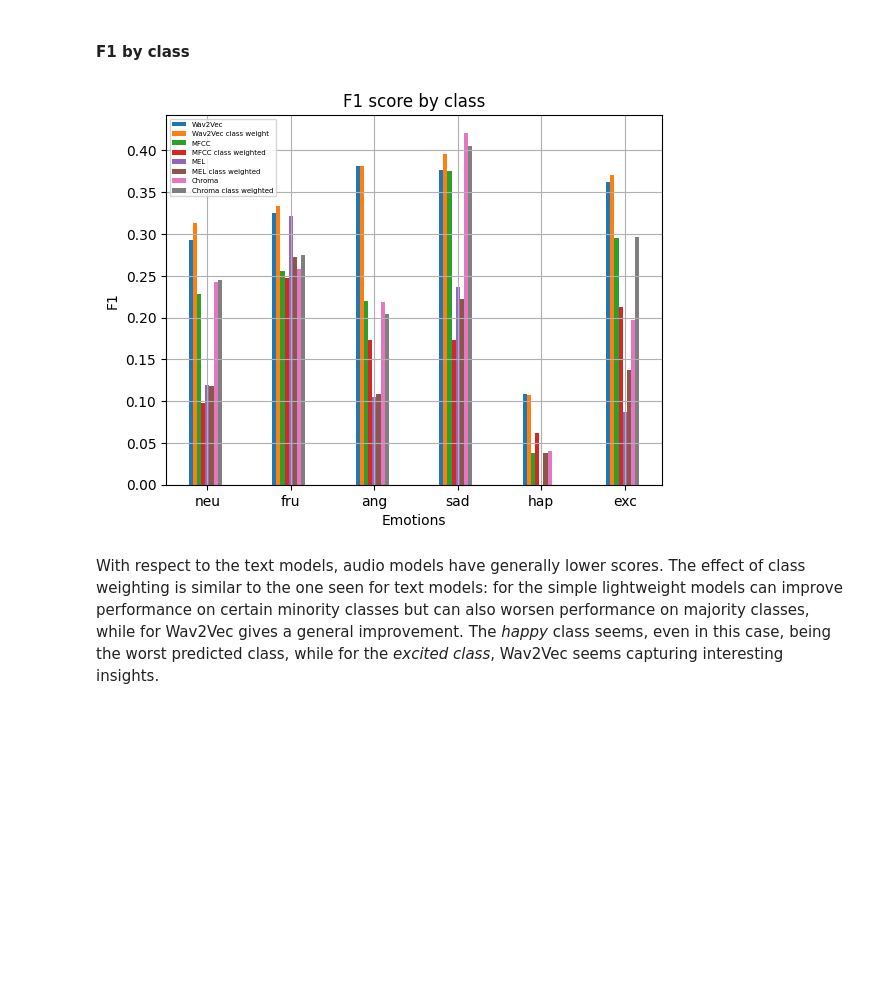
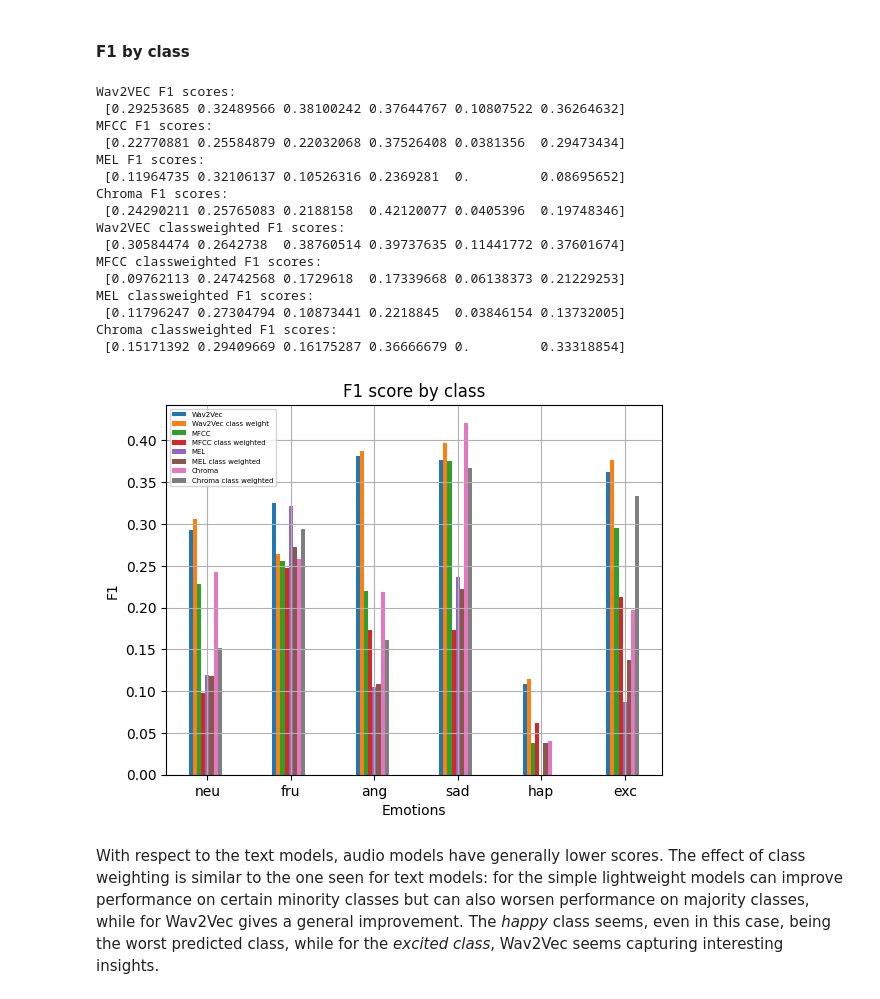
Before and after one commit to eskinderit/A-comparison-of-small-and-large-uni-multi-modal-language-models-for-sentiment-analysis-, a Jupyter notebook: Result Visualization.ipynb, the cells around one changed output. Cells and saved outputs as stored; diff of their text form; code cells hidden in the pictures; blank space fills up the shorter version.

```diff
--- a/Result Visualization.ipynb
+++ b/Result Visualization.ipynb
@@ -273,28 +286,28 @@ chroma_results_77 = [Results(train_log_url = f'./results/seed77/audio/LiteModel/
     eval_log_url=f'./results/seed77/audio/LiteModel/chroma/log/log_conv{i}_SimpleAudioModel_chroma_s77_results.txt') for i in range(1,4)]
 
 # results with class weights and conv_length=3, seed=77
-'''
+
 wav2vec_results_weighted_77 = Results(train_log_url = f'./results/seed77/audio/Wav2Vec/quantile_0.1/classweight/log_conv3_AudioTransformer_cw_s77.txt',
     eval_log_url=f'./results/seed77/audio/Wav2Vec/quantile_0.1/classweight/log_conv3_AudioTransformer_cw_s77_results.txt')
-'''
+
 mfcc_results_weighted_77 = Results(train_log_url = f'./results/seed77/audio/LiteModel/mfcc/log/classweight/log_conv3_SimpleAudioModel_mfcc_cw_s77.txt',
     eval_log_url=f'./results/seed77/audio/LiteModel/mfcc/log/classweight/log_conv3_SimpleAudioModel_mfcc_cw_s77_results.txt')
 
 mel_results_weighted_77 = Results(train_log_url = f'./results/seed77/audio/LiteModel/mel/log/classweight/log_conv3_SimpleAudioModel_mel_cw_s77.txt',
     eval_log_url=f'./results/seed77/audio/LiteModel/mel/log/classweight/log_conv3_SimpleAudioModel_mel_cw_s77_results.txt')
-'''
+
 chroma_results_weighted_77 = Results(train_log_url = f'./results/seed77/audio/LiteModel/chroma/log/classweight/log_conv3_SimpleAudioModel_chroma_cw_s77.txt',
     eval_log_url=f'./results/seed77/audio/LiteModel/chroma/log/classweight/log_conv3_SimpleAudioModel_chroma_cw_s77_results.txt')
-'''
+
 wav2vec_results = [wav2vec_results_42, wav2vec_results_77]
 mfcc_results = [mfcc_results_42, mfcc_results_77]
 mel_results = [mel_results_42, mel_results_77]
 chroma_results = [chroma_results_42, chroma_results_77]
 
-wav2vec_results_weighted = [wav2vec_results_weighted_42, wav2vec_results_weighted_42] #TODO fix this
+wav2vec_results_weighted = [wav2vec_results_weighted_42, wav2vec_results_weighted_77]
 mfcc_results_weighted = [mfcc_results_weighted_42, mfcc_results_weighted_77]
-mel_results_weighted = [mel_results_weighted_42, mel_results_weighted_77] #TODO fix this
-chroma_results_weighted = [chroma_results_weighted_42, chroma_results_weighted_42]
+mel_results_weighted = [mel_results_weighted_42, mel_results_weighted_77]
+chroma_results_weighted = [chroma_results_weighted_42, chroma_results_weighted_77]
 
 label2id = ['neu', 'fru', 'ang', 'sad', 'hap', 'exc']
 
@@ -305,34 +318,59 @@ chroma_f1_byclass = np.average([i[2].test_f1_all[:6] for i in chroma_results], a
 
 # class weighted model results
 
 wav2vec_f1_byclass_weighted = np.average([i.test_f1_all[:6] for i in wav2vec_results_weighted], axis=0)
 mfcc_f1_byclass_weighted = np.average([i.test_f1_all[:6] for i in mfcc_results_weighted], axis=0)
 mel_f1_byclass_weighted = np.average([i.test_f1_all[:6] for i in mel_results_weighted], axis=0)
 chroma_f1_byclass_weighted = np.average([i.test_f1_all[:6] for i in chroma_results_weighted], axis=0)
+
+print('Wav2VEC F1 scores: \n', wav2vec_f1_byclass)
+print('MFCC F1 scores: \n', mfcc_f1_byclass)
+print('MEL F1 scores: \n', mel_f1_byclass)
+print('Chroma F1 scores: \n', chroma_f1_byclass)
+print('Wav2VEC classweighted F1 scores: \n', wav2vec_f1_byclass_weighted)
+print('MFCC classweighted F1 scores: \n', mfcc_f1_byclass_weighted)
+print('MEL classweighted F1 scores: \n', mel_f1_byclass_weighted)
+print('Chroma classweighted F1 scores: \n', chroma_f1_byclass_weighted)
 
 
 X_axis = np.arange(len(label2id))
 
 plt.bar(X_axis - 0.20, wav2vec_f1_byclass, 0.05, label = 'Wav2Vec')
 plt.bar(X_axis - 0.15, wav2vec_f1_byclass_weighted, 0.05, label = 'Wav2Vec class weight')
 plt.bar(X_axis - 0.10, mfcc_f1_byclass, 0.05, label = 'MFCC')
 plt.bar(X_axis - 0.05, mfcc_f1_byclass_weighted, 0.05, label = 'MFCC class weighted')
 plt.bar(X_axis, mel_f1_byclass, 0.05, label = 'MEL')
 plt.bar(X_axis + 0.05, mel_f1_byclass_weighted, 0.05, label = 'MEL class weighted')
 plt.bar(X_axis + 0.10, chroma_f1_byclass, 0.05, label = 'Chroma')
 plt.bar(X_axis + 0.15, chroma_f1_byclass_weighted, 0.05, label = 'Chroma class weighted')
 
 
 
 plt.xticks(X_axis, label2id)
 plt.xlabel("Emotions")
 plt.ylabel("F1")
 plt.grid()
 plt.title("F1 score by class")
 plt.legend(fontsize=5)
 plt.show()
 # %% [output]
+Wav2VEC F1 scores:
+ [0.29253685 0.32489566 0.38100242 0.37644767 0.10807522 0.36264632]
+MFCC F1 scores:
+ [0.22770881 0.25584879 0.22032068 0.37526408 0.0381356  0.29473434]
+MEL F1 scores:
+ [0.11964735 0.32106137 0.10526316 0.2369281  0.         0.08695652]
+Chroma F1 scores:
+ [0.24290211 0.25765083 0.2188158  0.42120077 0.0405396  0.19748346]
+Wav2VEC classweighted F1 scores:
+ [0.30584474 0.2642738  0.38760514 0.39737635 0.11441772 0.37601674]
+MFCC classweighted F1 scores:
+ [0.09762113 0.24742568 0.1729618  0.17339668 0.06138373 0.21229253]
+MEL classweighted F1 scores:
+ [0.11796247 0.27304794 0.10873441 0.2218845  0.03846154 0.13732005]
+Chroma classweighted F1 scores:
+ [0.15171392 0.29409669 0.16175287 0.36666679 0.         0.33318854]
-[figure, old version]
+[figure, new version]
 # %% [markdown]
 With respect to the text models, audio models have generally lower scores. The effect of class weighting is similar to the one seen for text models: for the simple lightweight models can improve performance on certain minority classes but can also worsen performance on majority classes, while for Wav2Vec gives a general improvement. The *happy* class seems, even in this case, being the worst predicted class, while for the *excited class*, Wav2Vec seems capturing interesting insights.
 # %% [markdown]
```
Also changed, not shown: parts of 10 cells of this notebook.
